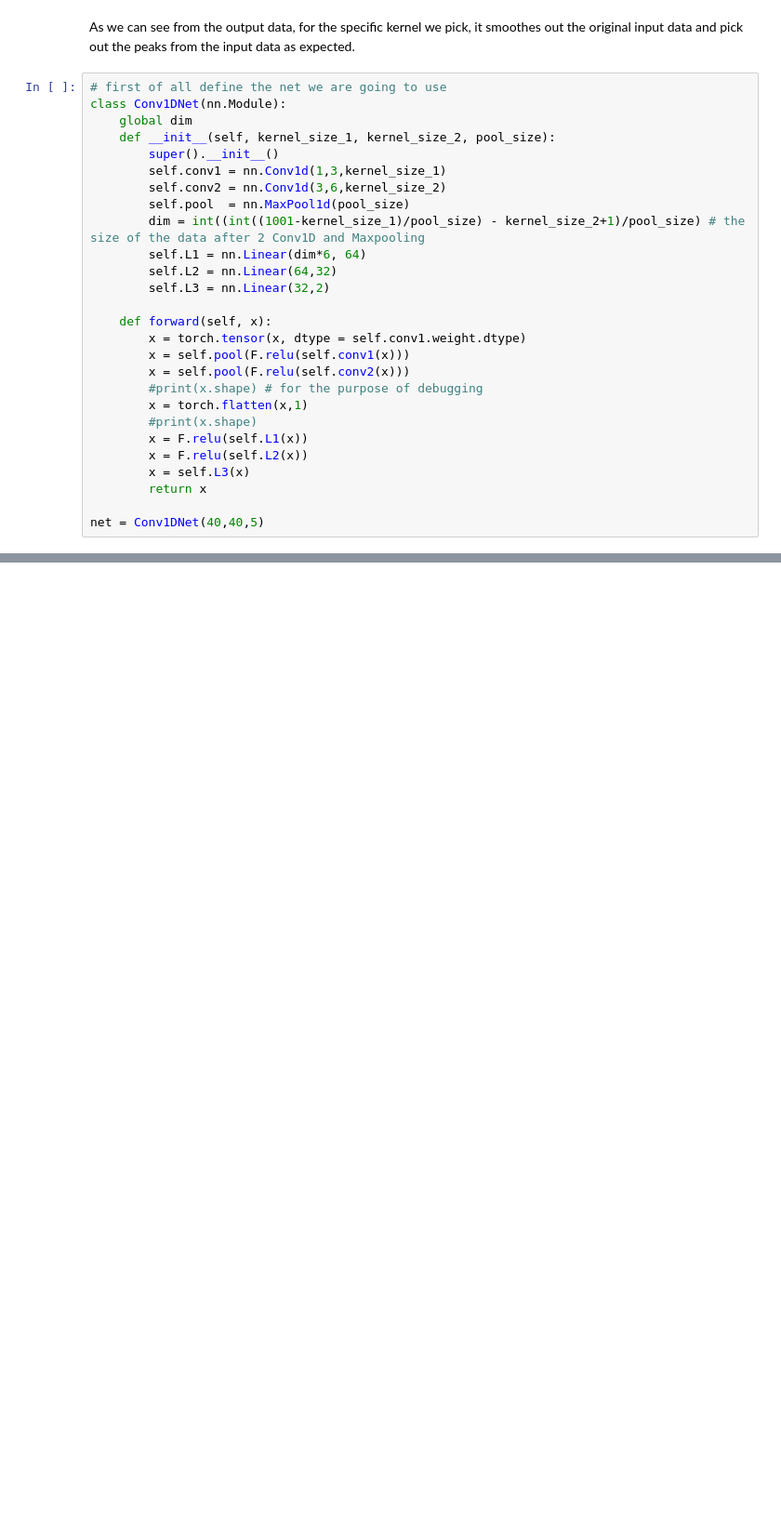
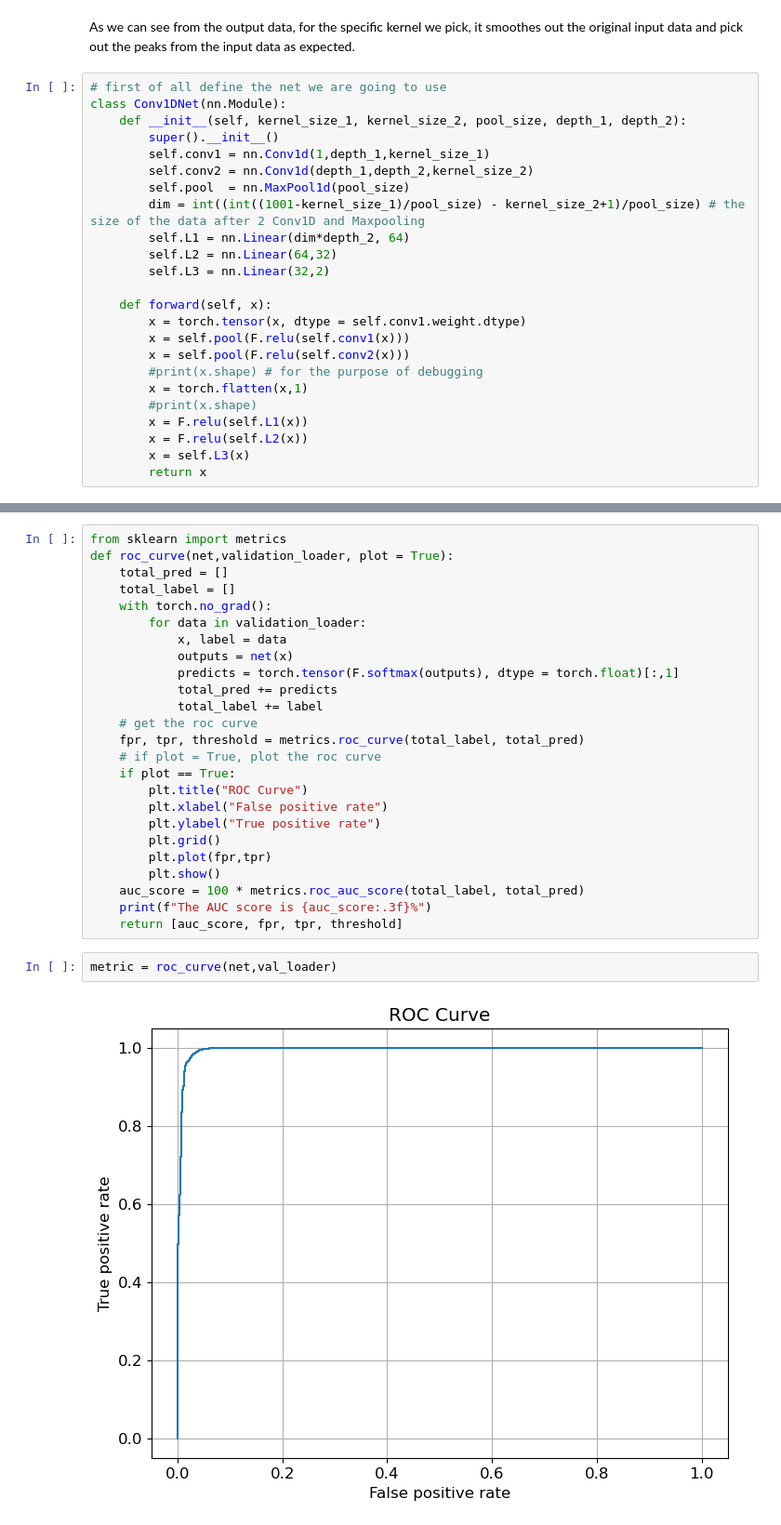
Before and after one commit to FeiyangWang141421/MRES-1DCNN-MiniProject, a Jupyter notebook: 1DCNN-MiniProject.ipynb, the cells around one changed output, grey strips where cells are left out. Shown at 93% size. Cells and saved outputs as stored; diff of their text form; blank space fills up the shorter version.

Commit message:
finish AUC score

```diff
--- a/1DCNN-MiniProject.ipynb
+++ b/1DCNN-MiniProject.ipynb
@@ -161,14 +163,13 @@ As we can see from the output data, for the specific kernel we pick, it smoothes
 # %%
 # first of all define the net we are going to use
 class Conv1DNet(nn.Module):
-    global dim
-    def __init__(self, kernel_size_1, kernel_size_2, pool_size):
+    def __init__(self, kernel_size_1, kernel_size_2, pool_size, depth_1, depth_2):
         super().__init__()
-        self.conv1 = nn.Conv1d(1,3,kernel_size_1)
-        self.conv2 = nn.Conv1d(3,6,kernel_size_2)
+        self.conv1 = nn.Conv1d(1,depth_1,kernel_size_1)
+        self.conv2 = nn.Conv1d(depth_1,depth_2,kernel_size_2)
         self.pool  = nn.MaxPool1d(pool_size)
         dim = int((int((1001-kernel_size_1)/pool_size) - kernel_size_2+1)/pool_size) # the size of the data after 2 Conv1D and Maxpooling
-        self.L1 = nn.Linear(dim*6, 64)
+        self.L1 = nn.Linear(dim*depth_2, 64)
         self.L2 = nn.Linear(64,32)
         self.L3 = nn.Linear(32,2)
 
@@ -183,5 +184,3 @@ class Conv1DNet(nn.Module):
         x = F.relu(self.L2(x))
         x = self.L3(x)
         return x
-
-net = Conv1DNet(40,40,5)
@@ -246,0 +293,29 @@ loss_list[0]
+# %%
+from sklearn import metrics
+def roc_curve(net,validation_loader, plot = True):
+    total_pred = []
+    total_label = []
+    with torch.no_grad():
+        for data in validation_loader:
+            x, label = data
+            outputs = net(x)
+            predicts = torch.tensor(F.softmax(outputs), dtype = torch.float)[:,1]
+            total_pred += predicts
+            total_label += label
+    # get the roc curve
+    fpr, tpr, threshold = metrics.roc_curve(total_label, total_pred)
+    # if plot = True, plot the roc curve
+    if plot == True:
+        plt.title("ROC Curve")
+        plt.xlabel("False positive rate")
+        plt.ylabel("True positive rate")
+        plt.grid()
+        plt.plot(fpr,tpr)
+        plt.show()
+    auc_score = 100 * metrics.roc_auc_score(total_label, total_pred)
+    print(f"The AUC score is {auc_score:.3f}%")
+    return [auc_score, fpr, tpr, threshold]
+# %%
+metric = roc_curve(net,val_loader)
+# %% [output]
+[figure, added]
```
Also changed, not shown: parts of 13 cells of this notebook.
